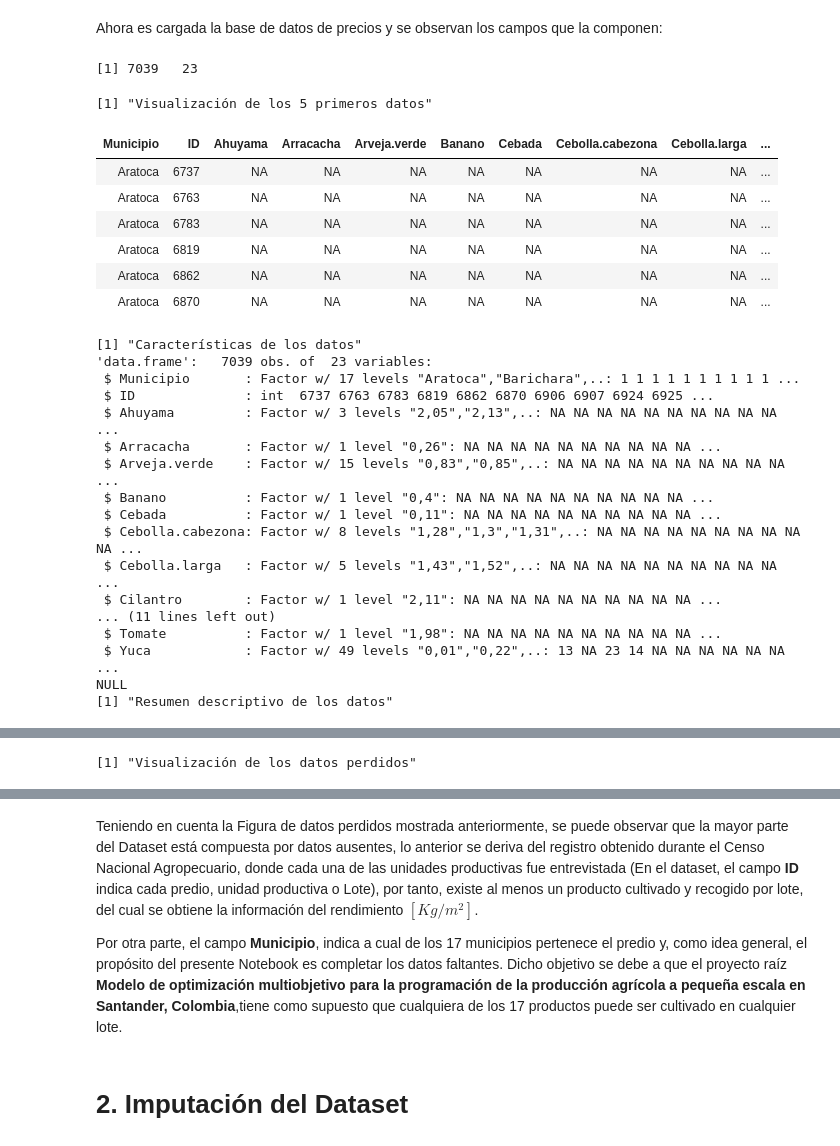
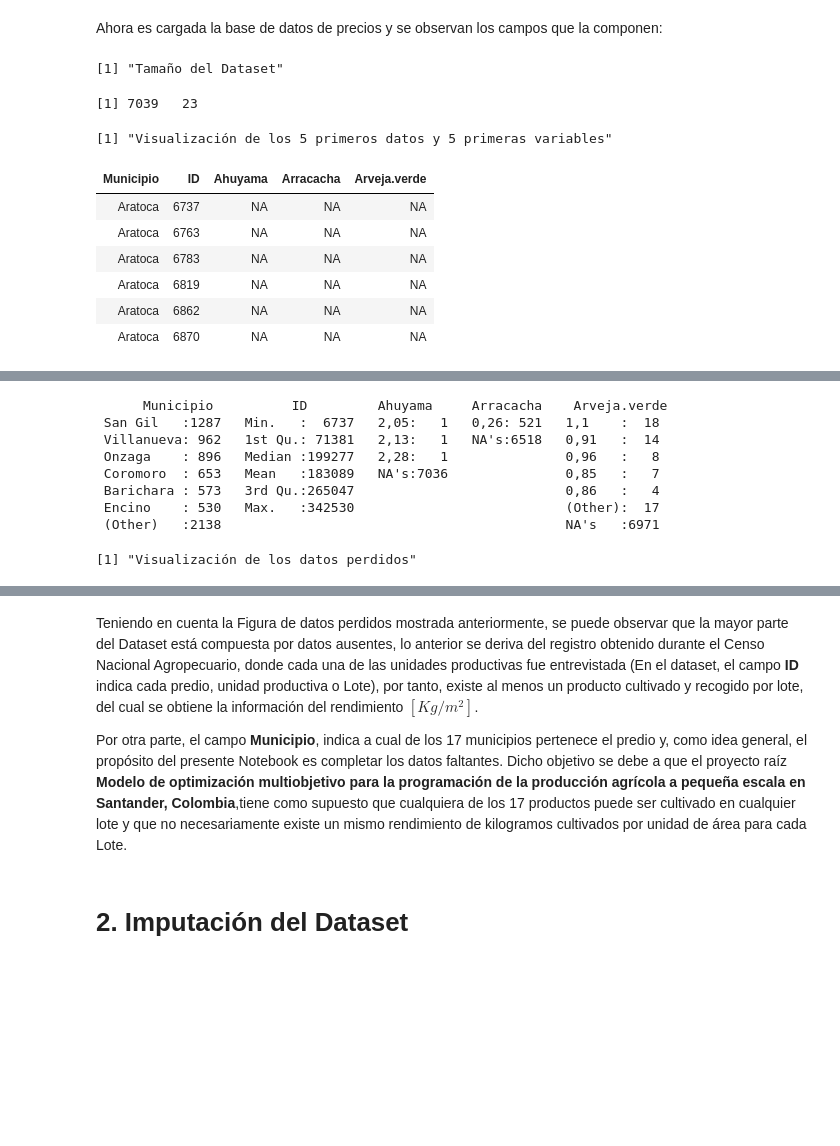
Before and after one commit to eitt/.Rendimientos_Agricolas, a Jupyter notebook: Code-checkpoint.ipynb, the cells around one changed output, grey strips where cells are left out. Saved outputs shown, nothing was run; the diff lists cells and outputs as text; code cells hidden in the pictures; blank space fills up the shorter version.

```diff
--- a/Code-checkpoint.ipynb
+++ b/Code-checkpoint.ipynb
@@ -36,63 +37,52 @@ library(Hmisc)      #Imputar
 Ahora es cargada la base de datos de precios y se observan los campos que la componen:
 # %%
 #Se cargan los datos
-DATA <- read.csv(file="DATA.csv",  na = c("", ""), header=TRUE, sep=";")
+DATA <- read.csv(file="DATA.csv",  na = c("", ""),
+                 header=TRUE, sep=";")
 DATA<-as.data.frame(DATA)
+print("Tamaño del Dataset")
 dim(DATA)
 
-#A continuación se expone el código para describir el dataset.
-print("Visualización de los 5 primeros datos")
-head(DATA)
-print("Características de los datos")
-print(str(DATA))
-print("Resumen descriptivo de los datos")
-summary(DATA)
+#A continuación se expone el código para describir
+#el dataset.
+print("Visualización de los 5 primeros datos y 5 primeras variables")
+head(DATA[1:5])
+print("Características de los datos y 5 primeras variables")
+print(str(DATA[1:5]))
+print("Resumen descriptivo de los datos y 5 primeras variables")
+summary(DATA[1:5])
 print("Visualización de los datos perdidos")
-#Con el propósito de identificar si existen datos perdidos (una aproximación visual), se adapta una función creada por Nicholas Tierney https://njtierney.github.io/
+#Con el propósito de identificar si existen datos perdidos
+#(una aproximación visual), se adapta una función creada por
+#Nicholas Tierney https://njtierney.github.io/
 
 #Inicio de la función
 ggplot_missing <- function(x){
 
   x %>%
     is.na %>%
     melt %>%
     ggplot(data = .,
            aes(x = Var2,
                y = Var1)) +
     geom_raster(aes(fill = value)) +
     scale_fill_grey(name = "",
                     labels = c("Presentes","Perdidos")) +
     theme_minimal() +
     theme(axis.text.x  = element_text(angle=45, vjust=0.5)) +
     labs(x = "Variables en el Dataset",
          y = "Filas / observaciones")
 }
 #Fin de la Función
 ggplot_missing(DATA)
 # %% [output]
-[1] 7039   23
+[1] "Tamaño del Dataset"
-[1] "Visualización de los 5 primeros datos"
+[1] 7039   23
+[1] "Visualización de los 5 primeros datos y 5 primeras variables"
-| Municipio | ID | Ahuyama | Arracacha | Arveja.verde | Banano | Cebada | Cebolla.cabezona | Cebolla.larga | ... |
-| Aratoca | 6737 | NA | NA | NA | NA | NA | NA | NA | ... |
-| Aratoca | 6763 | NA | NA | NA | NA | NA | NA | NA | ... |
-| Aratoca | 6783 | NA | NA | NA | NA | NA | NA | NA | ... |
-| Aratoca | 6819 | NA | NA | NA | NA | NA | NA | NA | ... |
-| Aratoca | 6862 | NA | NA | NA | NA | NA | NA | NA | ... |
-| Aratoca | 6870 | NA | NA | NA | NA | NA | NA | NA | ... |
+| Municipio | ID | Ahuyama | Arracacha | Arveja.verde |
+| Aratoca | 6737 | NA | NA | NA |
+| Aratoca | 6763 | NA | NA | NA |
+| Aratoca | 6783 | NA | NA | NA |
+| Aratoca | 6819 | NA | NA | NA |
+| Aratoca | 6862 | NA | NA | NA |
+| Aratoca | 6870 | NA | NA | NA |
-[1] "Características de los datos"
-'data.frame':   7039 obs. of  23 variables:
- $ Municipio       : Factor w/ 17 levels "Aratoca","Barichara",..: 1 1 1 1 1 1 1 1 1 1 ...
- $ ID              : int  6737 6763 6783 6819 6862 6870 6906 6907 6924 6925 ...
- $ Ahuyama         : Factor w/ 3 levels "2,05","2,13",..: NA NA NA NA NA NA NA NA NA NA ...
- $ Arracacha       : Factor w/ 1 level "0,26": NA NA NA NA NA NA NA NA NA NA ...
- $ Arveja.verde    : Factor w/ 15 levels "0,83","0,85",..: NA NA NA NA NA NA NA NA NA NA ...
- $ Banano          : Factor w/ 1 level "0,4": NA NA NA NA NA NA NA NA NA NA ...
- $ Cebada          : Factor w/ 1 level "0,11": NA NA NA NA NA NA NA NA NA NA ...
- $ Cebolla.cabezona: Factor w/ 8 levels "1,28","1,3","1,31",..: NA NA NA NA NA NA NA NA NA NA ...
- $ Cebolla.larga   : Factor w/ 5 levels "1,43","1,52",..: NA NA NA NA NA NA NA NA NA NA ...
- $ Cilantro        : Factor w/ 1 level "2,11": NA NA NA NA NA NA NA NA NA NA ...
-... (11 lines left out)
- $ Tomate          : Factor w/ 1 level "1,98": NA NA NA NA NA NA NA NA NA NA ...
- $ Yuca            : Factor w/ 49 levels "0,01","0,22",..: 13 NA 23 14 NA NA NA NA NA NA ...
-NULL
-[1] "Resumen descriptivo de los datos"
@@ -116,9 +98,17 @@ NULL
-[1] "Visualización de los datos perdidos"
+      Municipio          ID         Ahuyama     Arracacha    Arveja.verde
+ San Gil   :1287   Min.   :  6737   2,05:   1   0,26: 521   1,1    :  18
+ Villanueva: 962   1st Qu.: 71381   2,13:   1   NA's:6518   0,91   :  14
+ Onzaga    : 896   Median :199277   2,28:   1               0,96   :   8
+ Coromoro  : 653   Mean   :183089   NA's:7036               0,85   :   7
+ Barichara : 573   3rd Qu.:265047                           0,86   :   4
+ Encino    : 530   Max.   :342530                           (Other):  17
+ (Other)   :2138                                            NA's   :6971
+[1] "Visualización de los datos perdidos"
 [figure]
 # %% [markdown]
 Teniendo en cuenta la Figura de datos perdidos mostrada anteriormente, se puede observar que la mayor parte del Dataset está compuesta por datos ausentes, lo anterior se deriva del registro obtenido durante el Censo Nacional Agropecuario, donde cada una de las unidades productivas fue entrevistada (En el dataset, el campo **ID** indica cada predio, unidad productiva o Lote), por tanto, existe al menos un producto cultivado y recogido por lote, del cual se obtiene la información del rendimiento $[Kg/m^2]$.
 
-Por otra parte, el campo **Municipio**, indica a cual de los 17 municipios pertenece el predio y, como idea general, el propósito del presente Notebook es completar los datos faltantes. Dicho objetivo se debe a que el proyecto raíz **Modelo de optimización multiobjetivo para la programación de la producción agrícola a pequeña escala en Santander, Colombia**,tiene como supuesto que cualquiera de los 17 productos puede ser cultivado en cualquier lote.
+Por otra parte, el campo **Municipio**, indica a cual de los 17 municipios pertenece el predio y, como idea general, el propósito del presente Notebook es completar los datos faltantes. Dicho objetivo se debe a que el proyecto raíz **Modelo de optimización multiobjetivo para la programación de la producción agrícola a pequeña escala en Santander, Colombia**,tiene como supuesto que cualquiera de los 17 productos puede ser cultivado en cualquier lote y que no necesariamente existe un mismo rendimiento de kilogramos cultivados por unidad de área para cada Lote.
 # %% [markdown]
 # <a id='seccion 2'></a> 2. Imputación del Dataset
 # %% [markdown]
```
Also changed, not shown: parts of 23 cells of this notebook.
